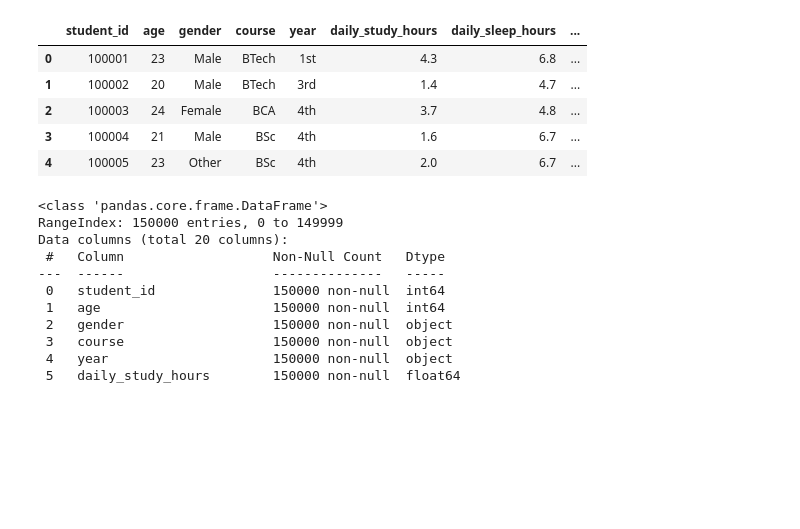
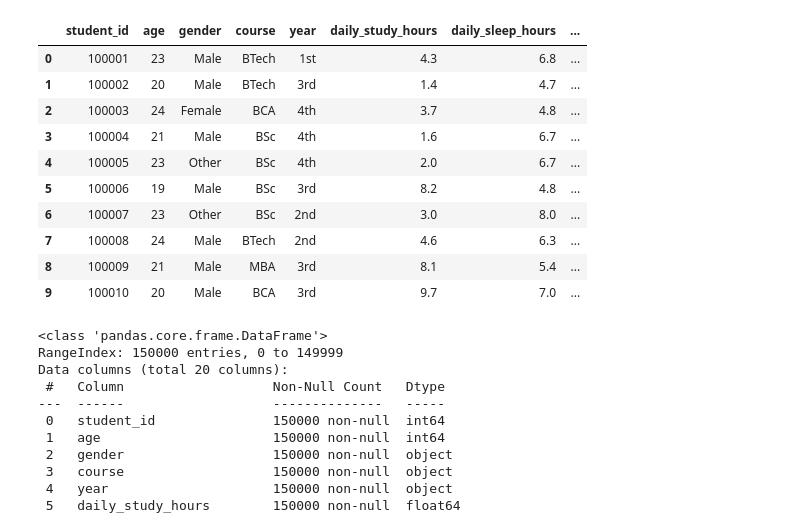
Before and after one commit to wen24-collab/MODEL-MACHINE-LEARNING-CLASSIFIICATION-KELULUSAN-SISWA, a Jupyter notebook: prediksi_kelulusan.ipynb, the cells around one changed output. Drawn from its saved outputs; the diff is of its cells as text; code cells hidden in the pictures; blank space fills up the shorter version.

Commit message:
data claning

```diff
--- a/prediksi_kelulusan.ipynb
+++ b/prediksi_kelulusan.ipynb
@@ -1,16 +1,21 @@
 # %%
 #masukan data set yang kita bbutuh kan
 
 import numpy as np
 import pandas as pd
 
 data_model = pd.read_csv('data_model_classificaton_banery.csv')
-data_model.head()
+data_model.head(10)
 # %% [output]
 |  | student_id | age | gender | course | year | daily_study_hours | daily_sleep_hours | ... |
 | 0 | 100001 | 23 | Male | BTech | 1st | 4.3 | 6.8 | ... |
 | 1 | 100002 | 20 | Male | BTech | 3rd | 1.4 | 4.7 | ... |
 | 2 | 100003 | 24 | Female | BCA | 4th | 3.7 | 4.8 | ... |
 | 3 | 100004 | 21 | Male | BSc | 4th | 1.6 | 6.7 | ... |
 | 4 | 100005 | 23 | Other | BSc | 4th | 2.0 | 6.7 | ... |
+| 5 | 100006 | 19 | Male | BSc | 3rd | 8.2 | 4.8 | ... |
+| 6 | 100007 | 23 | Other | BSc | 2nd | 3.0 | 8.0 | ... |
+| 7 | 100008 | 24 | Male | BTech | 2nd | 4.6 | 6.3 | ... |
+| 8 | 100009 | 21 | Male | MBA | 3rd | 8.1 | 5.4 | ... |
+| 9 | 100010 | 20 | Male | BCA | 3rd | 9.7 | 7.0 | ... |
 # %%
```
Also changed, not shown: parts of 8 cells of this notebook.
